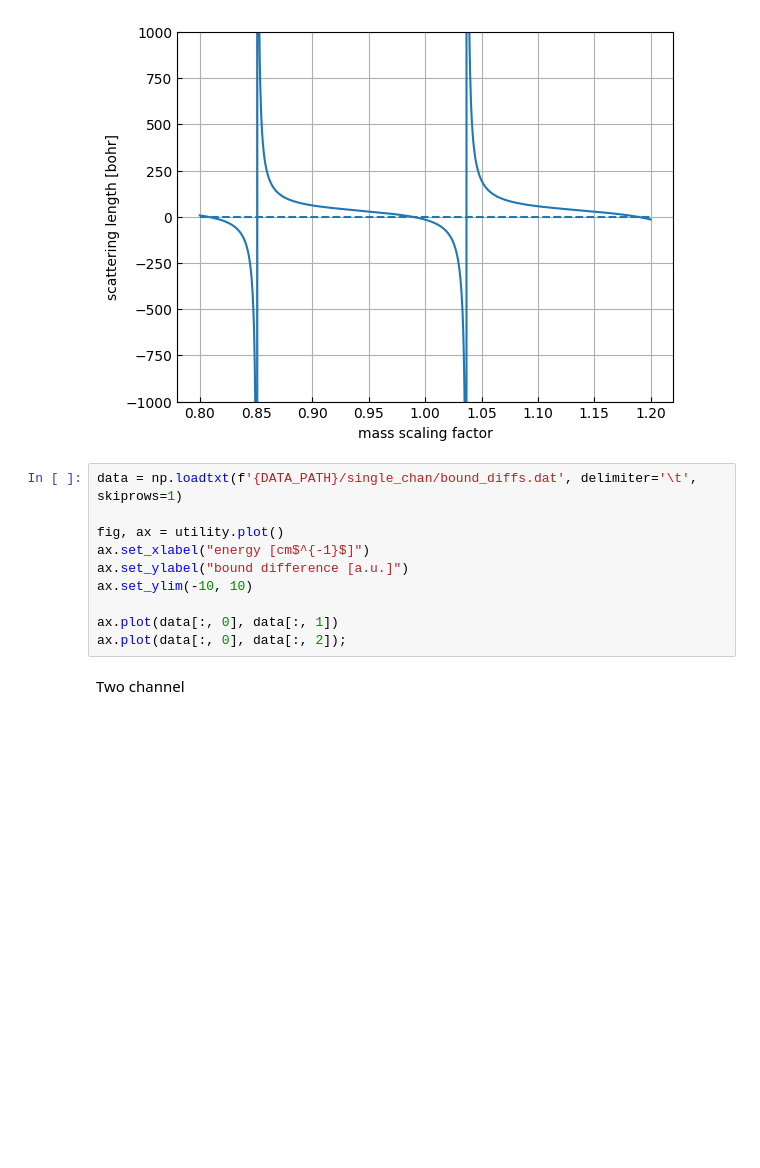
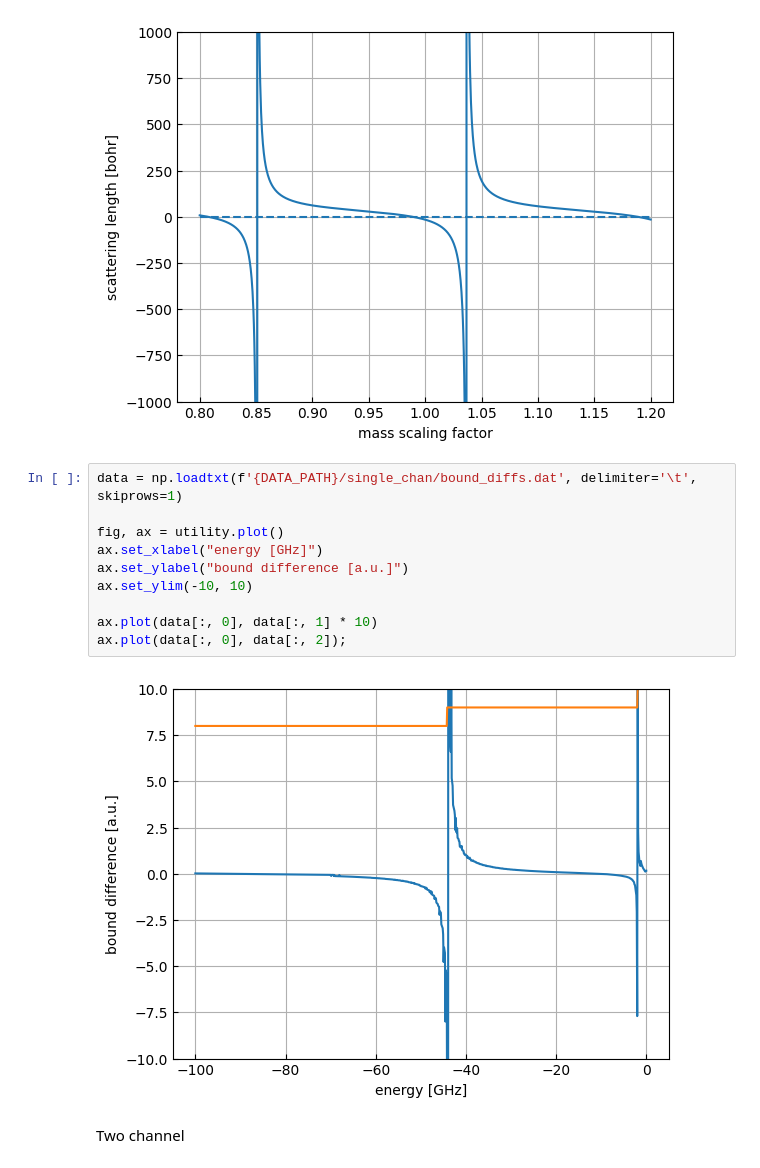
Before and after one commit to Wleter/quantum-rs, a Jupyter notebook: scattering-solver/analysis/tests.ipynb, the cells around one changed output. Saved outputs shown, nothing was run; the diff lists cells and outputs as text; blank space fills up the shorter version.

```diff
--- a/scattering-solver/analysis/tests.ipynb
+++ b/scattering-solver/analysis/tests.ipynb
@@ -46,13 +46,15 @@ ax.set_ylim(-1000, 1000);
 # %%
 data = np.loadtxt(f'{DATA_PATH}/single_chan/bound_diffs.dat', delimiter='\t', skiprows=1)
 
 fig, ax = utility.plot()
-ax.set_xlabel("energy [cm$^{-1}$]")
+ax.set_xlabel("energy [GHz]")
 ax.set_ylabel("bound difference [a.u.]")
 ax.set_ylim(-10, 10)
 
-ax.plot(data[:, 0], data[:, 1])
+ax.plot(data[:, 0], data[:, 1] * 10)
 ax.plot(data[:, 0], data[:, 2]);
+# %% [output]
+[figure, added]
 # %% [markdown]
 Two channel
 # %%
```
Also changed, not shown: 11 other files.
